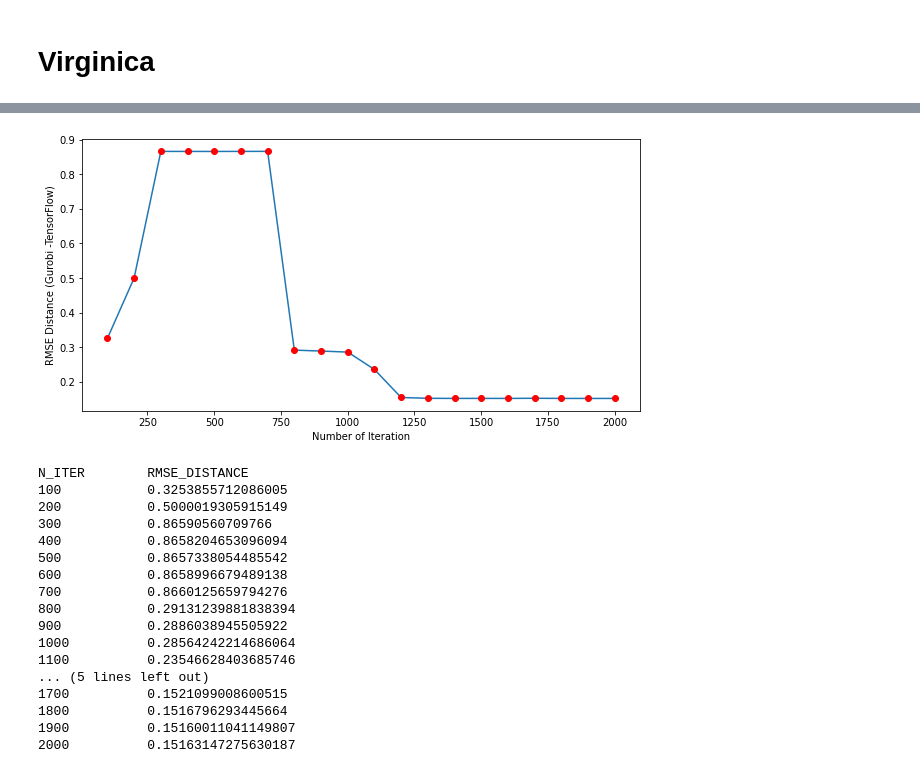
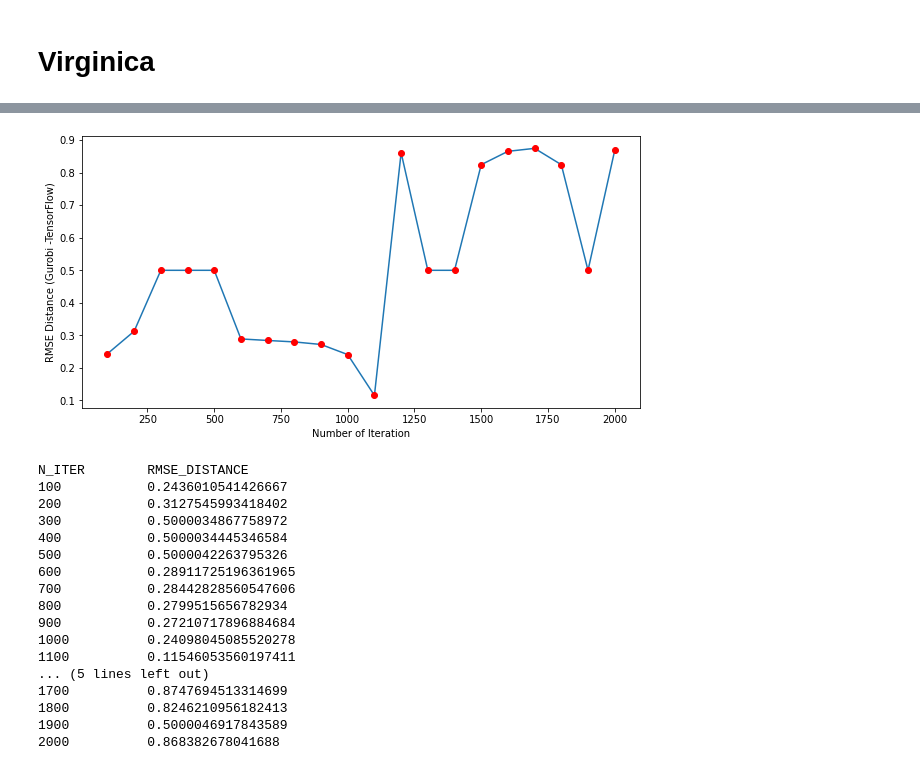
Before and after one commit to GiacomoInt/Tesi, a Jupyter notebook: notebook/Grafici/Prove-2/Low-Penalization/Virginica-Chi-LowPenalization.ipynb, the cells around one changed output, grey strips where cells are left out. Cells and saved outputs as stored; diff of their text form; code cells hidden in the pictures.

```diff
--- a/notebook/Grafici/Prove-2/Low-Penalization/Virginica-Chi-LowPenalization.ipynb
+++ b/notebook/Grafici/Prove-2/Low-Penalization/Virginica-Chi-LowPenalization.ipynb
@@ -453,23 +453,23 @@ N_ITER        RMSE_DISTANCE
 # %%
-grafico("../../log/Low-Penalization/Virginica/c200_sigma01_penalization01.log")
-tabella("../../log/Low-Penalization/Virginica/c200_sigma01_penalization01.log")
+grafico("../../../../log/Prove-2/Low-Penalization/Virginica/c200_sigma01_penalization01.log")
+tabella("../../../../log/Prove-2/Low-Penalization/Virginica/c200_sigma01_penalization01.log")
 # %% [output]
-[figure, old version]
+[figure, new version]
 N_ITER        RMSE_DISTANCE
-100           0.3253855712086005
-200           0.5000019305915149
-300           0.86590560709766
-400           0.8658204653096094
-500           0.8657338054485542
-600           0.8658996679489138
-700           0.8660125659794276
-800           0.29131239881838394
-900           0.2886038945505922
-1000          0.28564242214686064
-1100          0.23546628403685746
+100           0.2436010541426667
+200           0.3127545993418402
+300           0.5000034867758972
+400           0.5000034445346584
+500           0.5000042263795326
+600           0.28911725196361965
+700           0.28442828560547606
+800           0.2799515656782934
+900           0.27210717896884684
+1000          0.24098045085520278
+1100          0.11546053560197411
 ... (5 lines left out)
-1700          0.1521099008600515
-1800          0.1516796293445664
-1900          0.15160011041149807
-2000          0.15163147275630187
+1700          0.8747694513314699
+1800          0.8246210956182413
+1900          0.5000046917843589
+2000          0.868382678041688
 # %%
```
Also changed, not shown: parts of 25 cells of this notebook, 8 other files.
